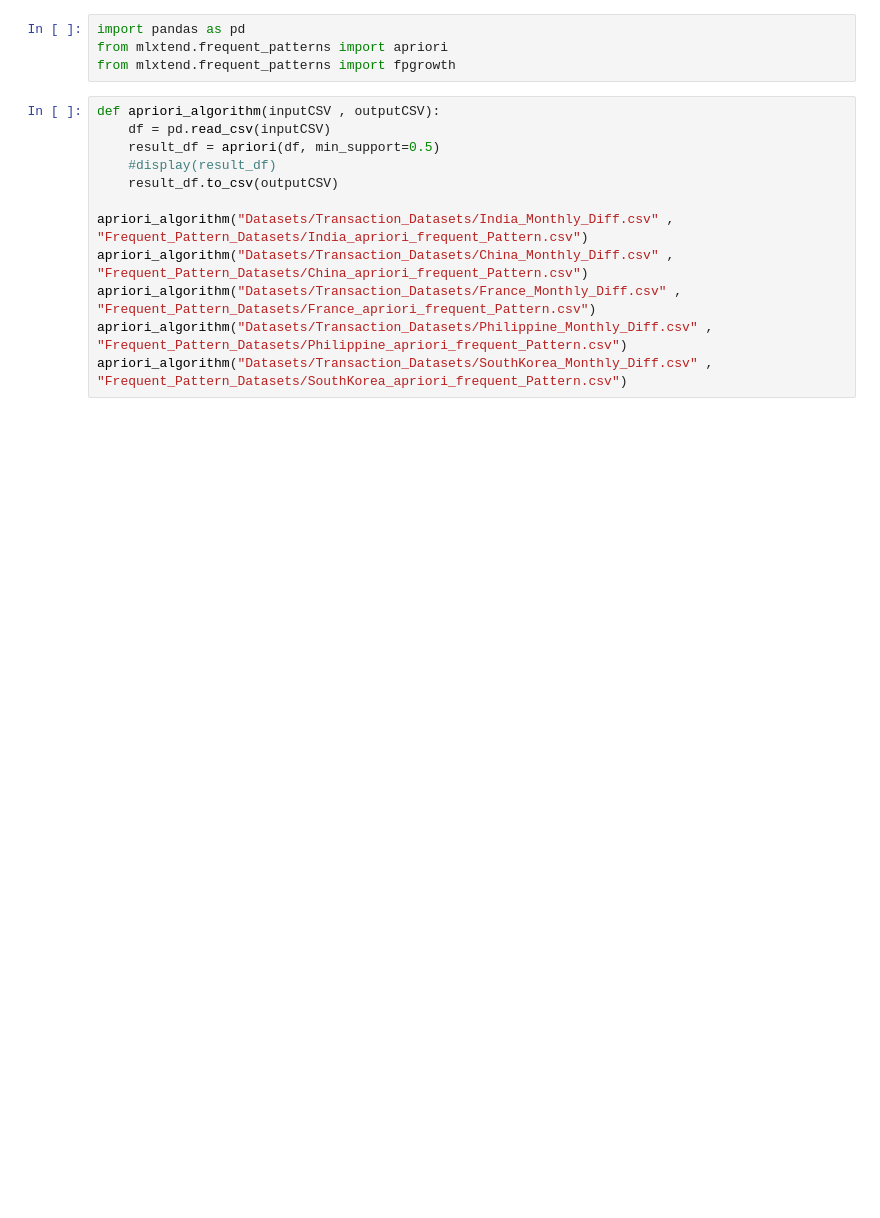
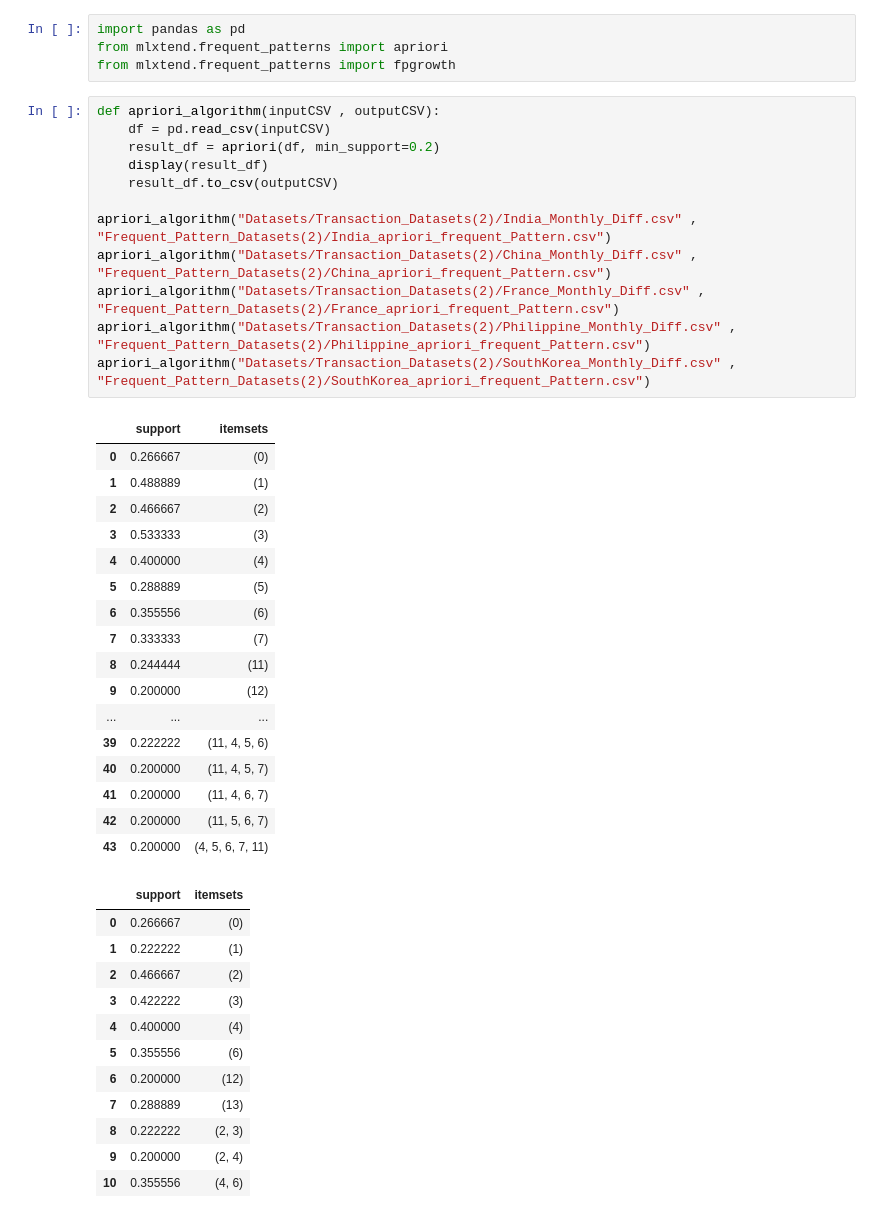
Before and after one commit to Makiato1999/COMP4710-Covid19, a Jupyter notebook: Frequent_Pattern_Mining.ipynb, the cells around one changed output. Saved outputs shown, nothing was run; the diff lists cells and outputs as text; blank space fills up the shorter version.

Commit message:
Update mining algorithm

```diff
--- a/Frequent_Pattern_Mining.ipynb
+++ b/Frequent_Pattern_Mining.ipynb
@@ -5,12 +5,42 @@ from mlxtend.frequent_patterns import fpgrowth
 # %%
 def apriori_algorithm(inputCSV , outputCSV):
     df = pd.read_csv(inputCSV)
-    result_df = apriori(df, min_support=0.5)
-    #display(result_df)
+    result_df = apriori(df, min_support=0.2)
+    display(result_df)
     result_df.to_csv(outputCSV)
 
-apriori_algorithm("Datasets/Transaction_Datasets/India_Monthly_Diff.csv" , "Frequent_Pattern_Datasets/India_apriori_frequent_Pattern.csv")
-apriori_algorithm("Datasets/Transaction_Datasets/China_Monthly_Diff.csv" , "Frequent_Pattern_Datasets/China_apriori_frequent_Pattern.csv")
-apriori_algorithm("Datasets/Transaction_Datasets/France_Monthly_Diff.csv" , "Frequent_Pattern_Datasets/France_apriori_frequent_Pattern.csv")
-apriori_algorithm("Datasets/Transaction_Datasets/Philippine_Monthly_Diff.csv" , "Frequent_Pattern_Datasets/Philippine_apriori_frequent_Pattern.csv")
-apriori_algorithm("Datasets/Transaction_Datasets/SouthKorea_Monthly_Diff.csv" , "Frequent_Pattern_Datasets/SouthKorea_apriori_frequent_Pattern.csv")
+apriori_algorithm("Datasets/Transaction_Datasets(2)/India_Monthly_Diff.csv" , "Frequent_Pattern_Datasets(2)/India_apriori_frequent_Pattern.csv")
+apriori_algorithm("Datasets/Transaction_Datasets(2)/China_Monthly_Diff.csv" , "Frequent_Pattern_Datasets(2)/China_apriori_frequent_Pattern.csv")
+apriori_algorithm("Datasets/Transaction_Datasets(2)/France_Monthly_Diff.csv" , "Frequent_Pattern_Datasets(2)/France_apriori_frequent_Pattern.csv")
+apriori_algorithm("Datasets/Transaction_Datasets(2)/Philippine_Monthly_Diff.csv" , "Frequent_Pattern_Datasets(2)/Philippine_apriori_frequent_Pattern.csv")
+apriori_algorithm("Datasets/Transaction_Datasets(2)/SouthKorea_Monthly_Diff.csv" , "Frequent_Pattern_Datasets(2)/SouthKorea_apriori_frequent_Pattern.csv")
+# %% [output]
+|  | support | itemsets |
+| 0 | 0.266667 | (0) |
+| 1 | 0.488889 | (1) |
+| 2 | 0.466667 | (2) |
+| 3 | 0.533333 | (3) |
+| 4 | 0.400000 | (4) |
+| 5 | 0.288889 | (5) |
+| 6 | 0.355556 | (6) |
+| 7 | 0.333333 | (7) |
+| 8 | 0.244444 | (11) |
+| 9 | 0.200000 | (12) |
+| ... | ... | ... |
+| 39 | 0.222222 | (11, 4, 5, 6) |
+| 40 | 0.200000 | (11, 4, 5, 7) |
+| 41 | 0.200000 | (11, 4, 6, 7) |
+| 42 | 0.200000 | (11, 5, 6, 7) |
+| 43 | 0.200000 | (4, 5, 6, 7, 11) |
+|  | support | itemsets |
+| 0 | 0.266667 | (0) |
+| 1 | 0.222222 | (1) |
+| 2 | 0.466667 | (2) |
+| 3 | 0.422222 | (3) |
+| 4 | 0.400000 | (4) |
+| 5 | 0.355556 | (6) |
+| 6 | 0.200000 | (12) |
+| 7 | 0.288889 | (13) |
+| 8 | 0.222222 | (2, 3) |
+| 9 | 0.200000 | (2, 4) |
+| 10 | 0.355556 | (4, 6) |
```
Also changed, not shown: parts of 2 cells of this notebook, 32 other files.
